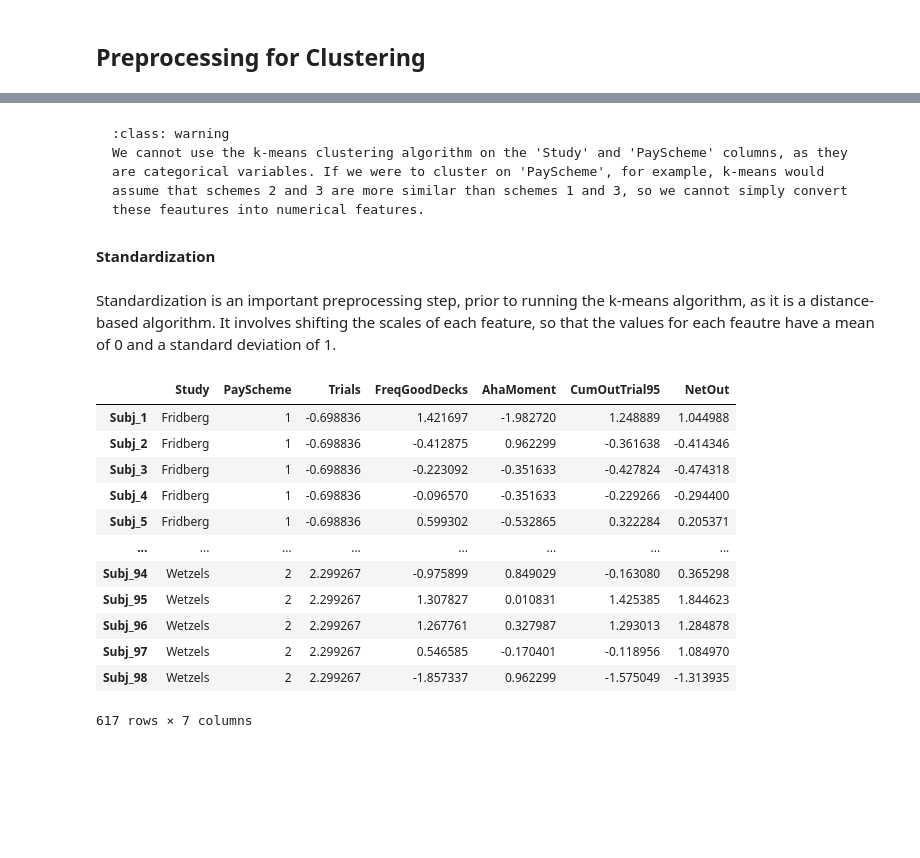
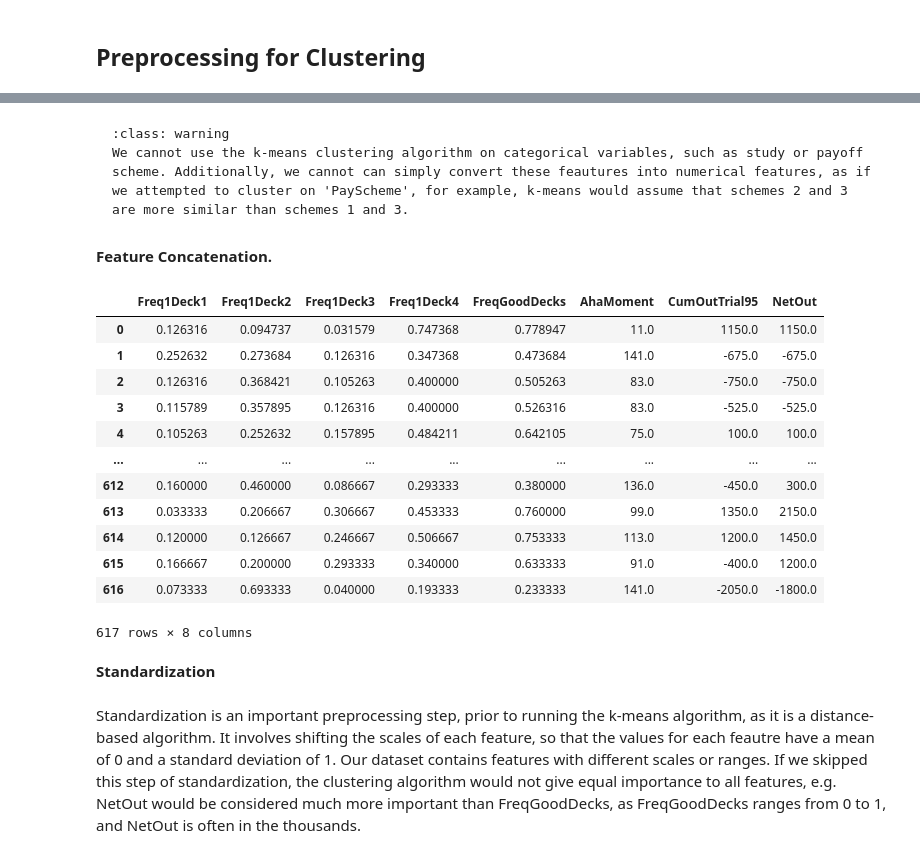
Before and after one commit to murphn88/ca4015-assignment-1, a Jupyter notebook: book/_build/jupyter_execute/data_exploration.ipynb, the cells around one changed output, grey strips where cells are left out. Saved outputs shown, nothing was run; the diff lists cells and outputs as text; code cells hidden in the pictures; blank space fills up the shorter version.

````diff
--- a/book/_build/jupyter_execute/data_exploration.ipynb
+++ b/book/_build/jupyter_execute/data_exploration.ipynb
@@ -444,28 +438,53 @@ reduced
 # %% [markdown]
 ```{admonition} Caution
 :class: warning
-We cannot use the k-means clustering algorithm on the 'Study' and 'PayScheme' columns, as they are categorical variables. If we were to cluster on 'PayScheme', for example, k-means would assume that schemes 2 and 3 are more similar than schemes 1 and 3, so we cannot simply convert these feautures into numerical features.
+We cannot use the k-means clustering algorithm on categorical variables, such as study or payoff scheme. Additionally, we cannot can simply convert these feautures into numerical features, as if we attempted to cluster on 'PayScheme', for example, k-means would assume that schemes 2 and 3 are more similar than schemes 1 and 3.
 ```
+# %% [markdown]
+**Feature Concatenation.**
+# %%
+# frequency of each deck chosen per subject
+
+deck1_95 = data['choice_95'][data['choice_95'] == 1].count(1) / 95
+deck2_95 = data['choice_95'][data['choice_95'] == 2].count(1) / 95
+deck3_95 = data['choice_95'][data['choice_95'] == 3].count(1) / 95
+deck4_95 = data['choice_95'][data['choice_95'] == 4].count(1) / 95
+goodfreq_95 = deck3_95 + deck4_95
+
+deck1_100 = data['choice_100'][data['choice_100'] == 1].count(1) / 100
+deck2_100 = data['choice_100'][data['choice_100'] == 2].count(1) / 100
+deck3_100 = data['choice_100'][data['choice_100'] == 3].count(1) / 100
+deck4_100 = data['choice_100'][data['choice_100'] == 4].count(1) / 100
+goodfreq_100 = deck3_100 + deck4_100
+
+deck1_150 = data['choice_150'][data['choice_150'] == 1].count(1) / 150
+deck2_150 = data['choice_150'][data['choice_150'] == 2].count(1) / 150
+deck3_150 = data['choice_150'][data['choice_150'] == 3].count(1) / 150
+deck4_150 = data['choice_150'][data['choice_150'] == 4].count(1) / 150
+goodfreq_150 = deck3_150 + deck4_150
+# %%
+prepared_95 = pd.concat([deck1_95, deck2_95, deck3_95, deck4_95, goodfreq_95, aha_moments[0], cum_out_95['Trial_95'], cum_out_95['Trial_95']], axis=1)
+prepared_100 = pd.concat([deck1_100, deck2_100, deck4_100, deck4_100, goodfreq_100, aha_moments[1], cum_out_100['Trial_95'], cum_out_100['Trial_100']], axis=1)
+prepared_150 = pd.concat([deck1_150, deck2_150, deck3_150, deck4_150, goodfreq_150, aha_moments[2], cum_out_150['Trial_95'], cum_out_150['Trial_150']], axis=1)
+
+prepared = pd.DataFrame(np.concatenate((prepared_95.values, prepared_100.values, prepared_150), axis=0))
+prepared.columns = ['Freq1Deck1', 'Freq1Deck2', 'Freq1Deck3', 'Freq1Deck4', 'FreqGoodDecks', 'AhaMoment', 'CumOutTrial95', 'NetOut']
+prepared
+# %% [output]
+|  | Freq1Deck1 | Freq1Deck2 | Freq1Deck3 | Freq1Deck4 | FreqGoodDecks | AhaMoment | CumOutTrial95 | NetOut |
+| 0 | 0.126316 | 0.094737 | 0.031579 | 0.747368 | 0.778947 | 11.0 | 1150.0 | 1150.0 |
+| 1 | 0.252632 | 0.273684 | 0.126316 | 0.347368 | 0.473684 | 141.0 | -675.0 | -675.0 |
+| 2 | 0.126316 | 0.368421 | 0.105263 | 0.400000 | 0.505263 | 83.0 | -750.0 | -750.0 |
+| 3 | 0.115789 | 0.357895 | 0.126316 | 0.400000 | 0.526316 | 83.0 | -525.0 | -525.0 |
+| 4 | 0.105263 | 0.252632 | 0.157895 | 0.484211 | 0.642105 | 75.0 | 100.0 | 100.0 |
+| ... | ... | ... | ... | ... | ... | ... | ... | ... |
+| 612 | 0.160000 | 0.460000 | 0.086667 | 0.293333 | 0.380000 | 136.0 | -450.0 | 300.0 |
+| 613 | 0.033333 | 0.206667 | 0.306667 | 0.453333 | 0.760000 | 99.0 | 1350.0 | 2150.0 |
+| 614 | 0.120000 | 0.126667 | 0.246667 | 0.506667 | 0.753333 | 113.0 | 1200.0 | 1450.0 |
+| 615 | 0.166667 | 0.200000 | 0.293333 | 0.340000 | 0.633333 | 91.0 | -400.0 | 1200.0 |
+| 616 | 0.073333 | 0.693333 | 0.040000 | 0.193333 | 0.233333 | 141.0 | -2050.0 | -1800.0 |
+617 rows × 8 columns
 # %% [markdown]
 **Standardization**
 # %% [markdown]
-Standardization is an important preprocessing step, prior to running the k-means algorithm, as it is a distance-based algorithm. It involves shifting the scales of each feature, so that the values for each feautre have a mean of 0 and a standard deviation of 1.
+Standardization is an important preprocessing step, prior to running the k-means algorithm, as it is a distance-based algorithm. It involves shifting the scales of each feature, so that the values for each feautre have a mean of 0 and a standard deviation of 1. Our dataset contains features with different scales or ranges. If we skipped this step of standardization, the clustering algorithm would not give equal importance to all features, e.g. NetOut would be considered much more important than FreqGoodDecks, as FreqGoodDecks ranges from 0 to 1, and NetOut is often in the thousands.
-# %%
-scaled = StandardScaler().fit_transform(reduced.iloc[:,2:])
-scaled = pd.DataFrame(scaled, index = reduced.index, columns = reduced.columns.tolist()[2:])
-scaled = pd.concat([reduced.iloc[:,:2], pd.DataFrame(scaled)], axis=1)
-scaled
-# %% [output]
-|  | Study | PayScheme | Trials | FreqGoodDecks | AhaMoment | CumOutTrial95 | NetOut |
-| Subj_1 | Fridberg | 1 | -0.698836 | 1.421697 | -1.982720 | 1.248889 | 1.044988 |
-| Subj_2 | Fridberg | 1 | -0.698836 | -0.412875 | 0.962299 | -0.361638 | -0.414346 |
-| Subj_3 | Fridberg | 1 | -0.698836 | -0.223092 | -0.351633 | -0.427824 | -0.474318 |
-| Subj_4 | Fridberg | 1 | -0.698836 | -0.096570 | -0.351633 | -0.229266 | -0.294400 |
-| Subj_5 | Fridberg | 1 | -0.698836 | 0.599302 | -0.532865 | 0.322284 | 0.205371 |
-| ... | ... | ... | ... | ... | ... | ... | ... |
-| Subj_94 | Wetzels | 2 | 2.299267 | -0.975899 | 0.849029 | -0.163080 | 0.365298 |
-| Subj_95 | Wetzels | 2 | 2.299267 | 1.307827 | 0.010831 | 1.425385 | 1.844623 |
-| Subj_96 | Wetzels | 2 | 2.299267 | 1.267761 | 0.327987 | 1.293013 | 1.284878 |
-| Subj_97 | Wetzels | 2 | 2.299267 | 0.546585 | -0.170401 | -0.118956 | 1.084970 |
-| Subj_98 | Wetzels | 2 | 2.299267 | -1.857337 | 0.962299 | -1.575049 | -1.313935 |
-617 rows × 7 columns
````
Also changed, not shown: parts of 19 cells of this notebook, 26 other files.
